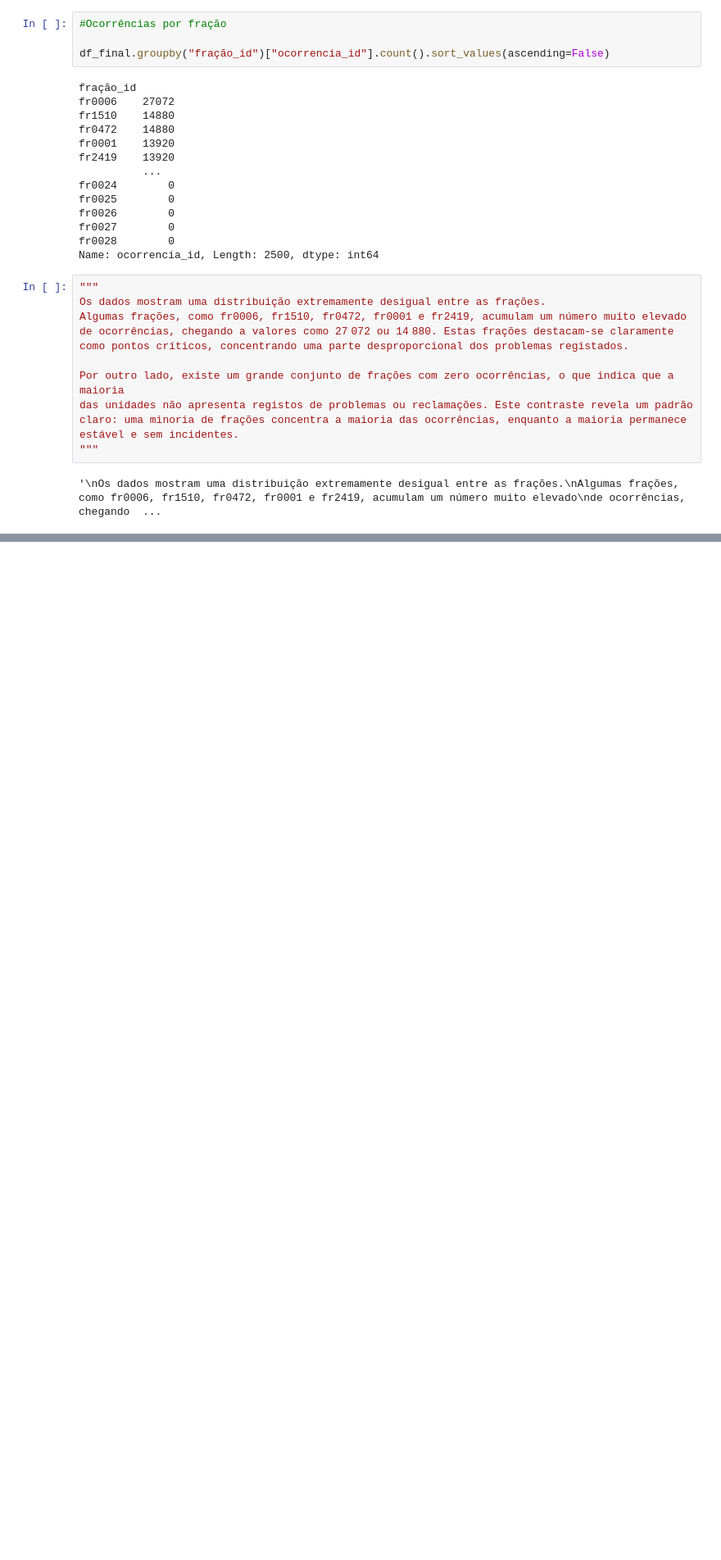
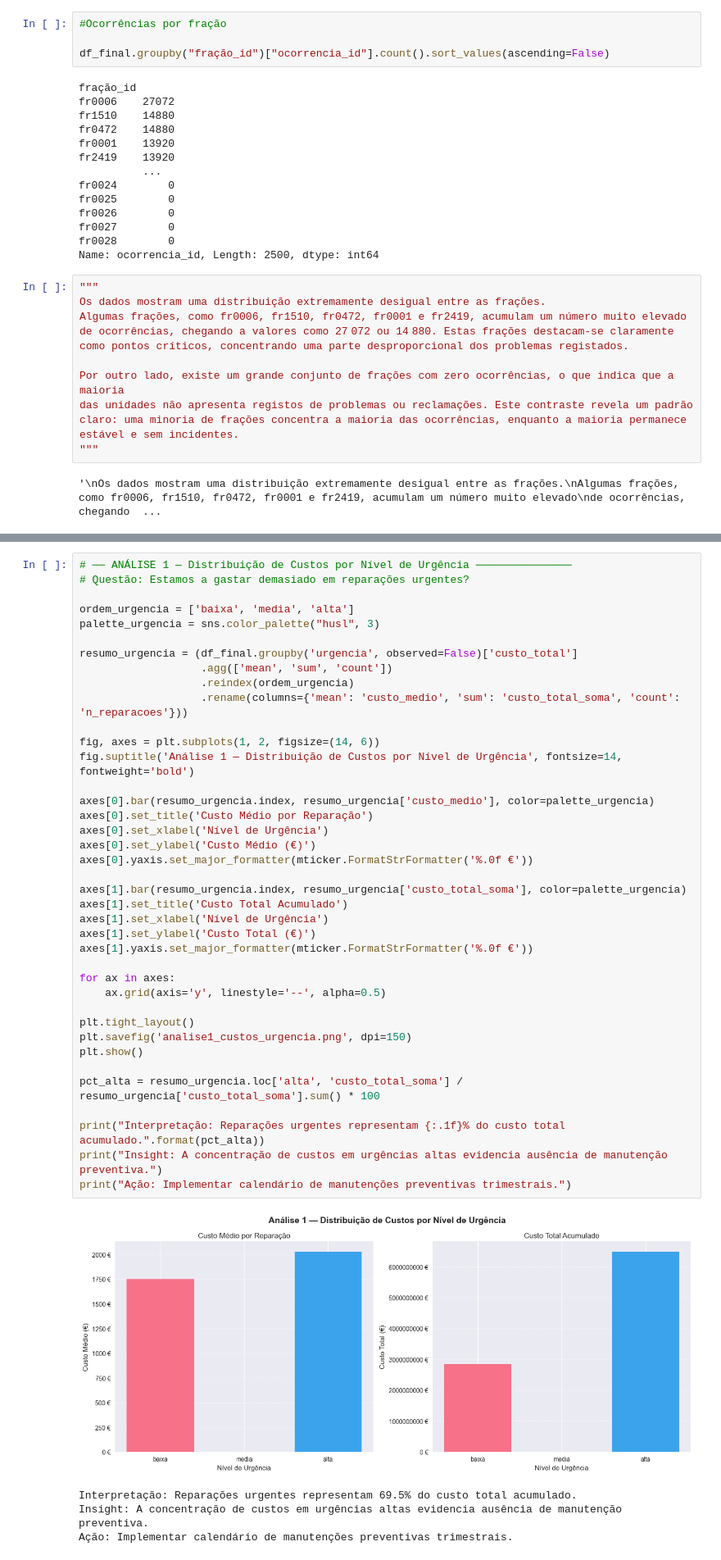
Before and after one commit to andrezenhaf3/GRUPO_1_IA, a Jupyter notebook: pl01_grupo1.ipynb, the cells around one changed output, grey strips where cells are left out. Shown at 82% size. Cells and saved outputs as stored; diff of their text form; blank space fills up the shorter version.

```diff
--- a/pl01_grupo1.ipynb
+++ b/pl01_grupo1.ipynb
@@ -1863,0 +2213,44 @@ plt.show()
+# %%
+# ── ANÁLISE 1 — Distribuição de Custos por Nível de Urgência ───────────────
+# Questão: Estamos a gastar demasiado em reparações urgentes?
+
+ordem_urgencia = ['baixa', 'media', 'alta']
+palette_urgencia = sns.color_palette("husl", 3)
+
+resumo_urgencia = (df_final.groupby('urgencia', observed=False)['custo_total']
+                   .agg(['mean', 'sum', 'count'])
+                   .reindex(ordem_urgencia)
+                   .rename(columns={'mean': 'custo_medio', 'sum': 'custo_total_soma', 'count': 'n_reparacoes'}))
+
+fig, axes = plt.subplots(1, 2, figsize=(14, 6))
+fig.suptitle('Análise 1 — Distribuição de Custos por Nível de Urgência', fontsize=14, fontweight='bold')
+
+axes[0].bar(resumo_urgencia.index, resumo_urgencia['custo_medio'], color=palette_urgencia)
+axes[0].set_title('Custo Médio por Reparação')
+axes[0].set_xlabel('Nível de Urgência')
+axes[0].set_ylabel('Custo Médio (€)')
+axes[0].yaxis.set_major_formatter(mticker.FormatStrFormatter('%.0f €'))
+
+axes[1].bar(resumo_urgencia.index, resumo_urgencia['custo_total_soma'], color=palette_urgencia)
+axes[1].set_title('Custo Total Acumulado')
+axes[1].set_xlabel('Nível de Urgência')
+axes[1].set_ylabel('Custo Total (€)')
+axes[1].yaxis.set_major_formatter(mticker.FormatStrFormatter('%.0f €'))
+
+for ax in axes:
+    ax.grid(axis='y', linestyle='--', alpha=0.5)
+
+plt.tight_layout()
+plt.savefig('analise1_custos_urgencia.png', dpi=150)
+plt.show()
+
+pct_alta = resumo_urgencia.loc['alta', 'custo_total_soma'] / resumo_urgencia['custo_total_soma'].sum() * 100
+
+print("Interpretação: Reparações urgentes representam {:.1f}% do custo total acumulado.".format(pct_alta))
+print("Insight: A concentração de custos em urgências altas evidencia ausência de manutenção preventiva.")
+print("Ação: Implementar calendário de manutenções preventivas trimestrais.")
+# %% [output]
+[figure, added]
+Interpretação: Reparações urgentes representam 69.5% do custo total acumulado.
+Insight: A concentração de custos em urgências altas evidencia ausência de manutenção preventiva.
+Ação: Implementar calendário de manutenções preventivas trimestrais.
```
Also changed, not shown: parts of 38 cells of this notebook.
